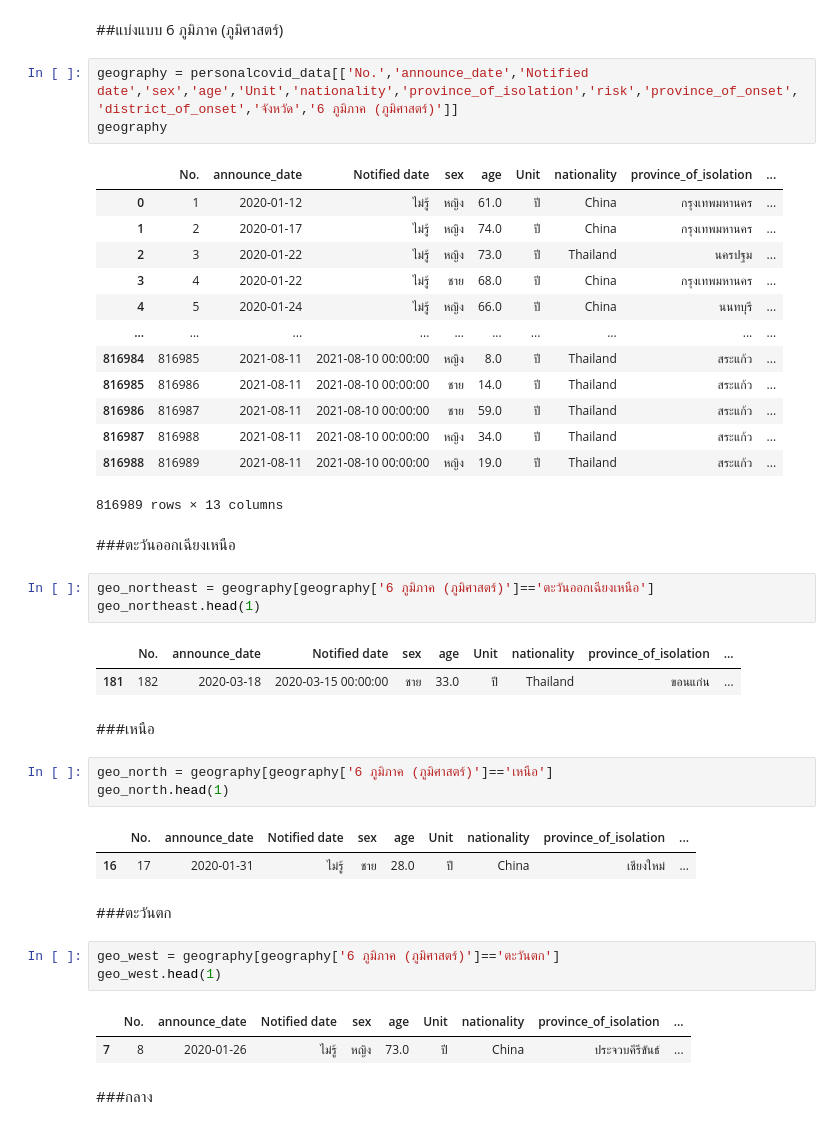
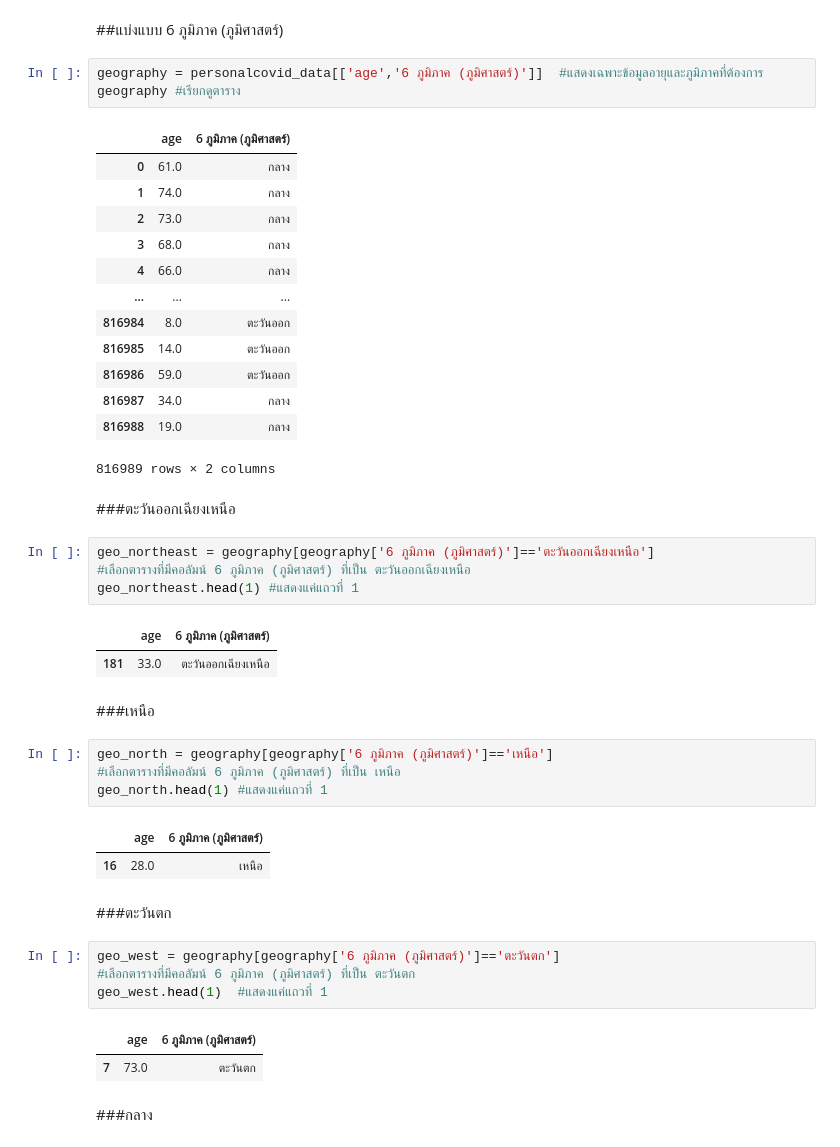
Before and after one commit to Wikanes-k/data_viz_2022, a Jupyter notebook: BasicPython&DataViz_midterm2022.ipynb, the cells around one changed output. Saved outputs shown, nothing was run; the diff lists cells and outputs as text.

```diff
--- a/BasicPython&DataViz_midterm2022.ipynb
+++ b/BasicPython&DataViz_midterm2022.ipynb
@@ -192,46 +195,49 @@ personalcovid_data  #แสดงตาราง
 # %% [markdown]
 ##แบ่งแบบ 6 ภูมิภาค (ภูมิศาสตร์)
 # %%
-geography = personalcovid_data[['No.','announce_date','Notified date','sex','age','Unit','nationality','province_of_isolation','risk','province_of_onset','district_of_onset','จังหวัด','6 ภูมิภาค (ภูมิศาสตร์)']]
-geography
+geography = personalcovid_data[['age','6 ภูมิภาค (ภูมิศาสตร์)']]  #แสดงเฉพาะข้อมูลอายุและภูมิภาคที่ต้องการ
+geography #เรียกดูตาราง
 # %% [output]
-|  | No. | announce_date | Notified date | sex | age | Unit | nationality | province_of_isolation | ... |
-| 0 | 1 | 2020-01-12 | ไม่รู้ | หญิง | 61.0 | ปี | China | กรุงเทพมหานคร | ... |
-| 1 | 2 | 2020-01-17 | ไม่รู้ | หญิง | 74.0 | ปี | China | กรุงเทพมหานคร | ... |
-| 2 | 3 | 2020-01-22 | ไม่รู้ | หญิง | 73.0 | ปี | Thailand | นครปฐม | ... |
-| 3 | 4 | 2020-01-22 | ไม่รู้ | ชาย | 68.0 | ปี | China | กรุงเทพมหานคร | ... |
-| 4 | 5 | 2020-01-24 | ไม่รู้ | หญิง | 66.0 | ปี | China | นนทบุรี | ... |
-| ... | ... | ... | ... | ... | ... | ... | ... | ... | ... |
-| 816984 | 816985 | 2021-08-11 | 2021-08-10 00:00:00 | หญิง | 8.0 | ปี | Thailand | สระแก้ว | ... |
-| 816985 | 816986 | 2021-08-11 | 2021-08-10 00:00:00 | ชาย | 14.0 | ปี | Thailand | สระแก้ว | ... |
-| 816986 | 816987 | 2021-08-11 | 2021-08-10 00:00:00 | ชาย | 59.0 | ปี | Thailand | สระแก้ว | ... |
-| 816987 | 816988 | 2021-08-11 | 2021-08-10 00:00:00 | หญิง | 34.0 | ปี | Thailand | สระแก้ว | ... |
-| 816988 | 816989 | 2021-08-11 | 2021-08-10 00:00:00 | หญิง | 19.0 | ปี | Thailand | สระแก้ว | ... |
+|  | age | 6 ภูมิภาค (ภูมิศาสตร์) |
+| 0 | 61.0 | กลาง |
+| 1 | 74.0 | กลาง |
+| 2 | 73.0 | กลาง |
+| 3 | 68.0 | กลาง |
+| 4 | 66.0 | กลาง |
+| ... | ... | ... |
+| 816984 | 8.0 | ตะวันออก |
+| 816985 | 14.0 | ตะวันออก |
+| 816986 | 59.0 | ตะวันออก |
+| 816987 | 34.0 | กลาง |
+| 816988 | 19.0 | กลาง |
-816989 rows × 13 columns
+816989 rows × 2 columns
 # %% [markdown]
 ###ตะวันออกเฉียงเหนือ
 # %%
 geo_northeast = geography[geography['6 ภูมิภาค (ภูมิศาสตร์)']=='ตะวันออกเฉียงเหนือ']
-geo_northeast.head(1)
+#เลือกตารางที่มีคอลัมน์ 6 ภูมิภาค (ภูมิศาสตร์) ที่เป็น ตะวันออกเฉียงเหนือ
+geo_northeast.head(1) #แสดงแค่แถวที่ 1
 # %% [output]
-|  | No. | announce_date | Notified date | sex | age | Unit | nationality | province_of_isolation | ... |
-| 181 | 182 | 2020-03-18 | 2020-03-15 00:00:00 | ชาย | 33.0 | ปี | Thailand | ขอนแก่น | ... |
+|  | age | 6 ภูมิภาค (ภูมิศาสตร์) |
+| 181 | 33.0 | ตะวันออกเฉียงเหนือ |
 # %% [markdown]
 ###เหนือ
 # %%
 geo_north = geography[geography['6 ภูมิภาค (ภูมิศาสตร์)']=='เหนือ']
-geo_north.head(1)
+#เลือกตารางที่มีคอลัมน์ 6 ภูมิภาค (ภูมิศาสตร์) ที่เป็น เหนือ
+geo_north.head(1) #แสดงแค่แถวที่ 1
 # %% [output]
-|  | No. | announce_date | Notified date | sex | age | Unit | nationality | province_of_isolation | ... |
-| 16 | 17 | 2020-01-31 | ไม่รู้ | ชาย | 28.0 | ปี | China | เชียงใหม่ | ... |
+|  | age | 6 ภูมิภาค (ภูมิศาสตร์) |
+| 16 | 28.0 | เหนือ |
 # %% [markdown]
 ###ตะวันตก
 # %%
 geo_west = geography[geography['6 ภูมิภาค (ภูมิศาสตร์)']=='ตะวันตก']
-geo_west.head(1)
+#เลือกตารางที่มีคอลัมน์ 6 ภูมิภาค (ภูมิศาสตร์) ที่เป็น ตะวันตก
+geo_west.head(1)  #แสดงแค่แถวที่ 1
 # %% [output]
-|  | No. | announce_date | Notified date | sex | age | Unit | nationality | province_of_isolation | ... |
-| 7 | 8 | 2020-01-26 | ไม่รู้ | หญิง | 73.0 | ปี | China | ประจวบคีรีขันธ์ | ... |
+|  | age | 6 ภูมิภาค (ภูมิศาสตร์) |
+| 7 | 73.0 | ตะวันตก |
 # %% [markdown]
 ###กลาง
 # %%
```
Also changed, not shown: parts of 103 cells of this notebook.
